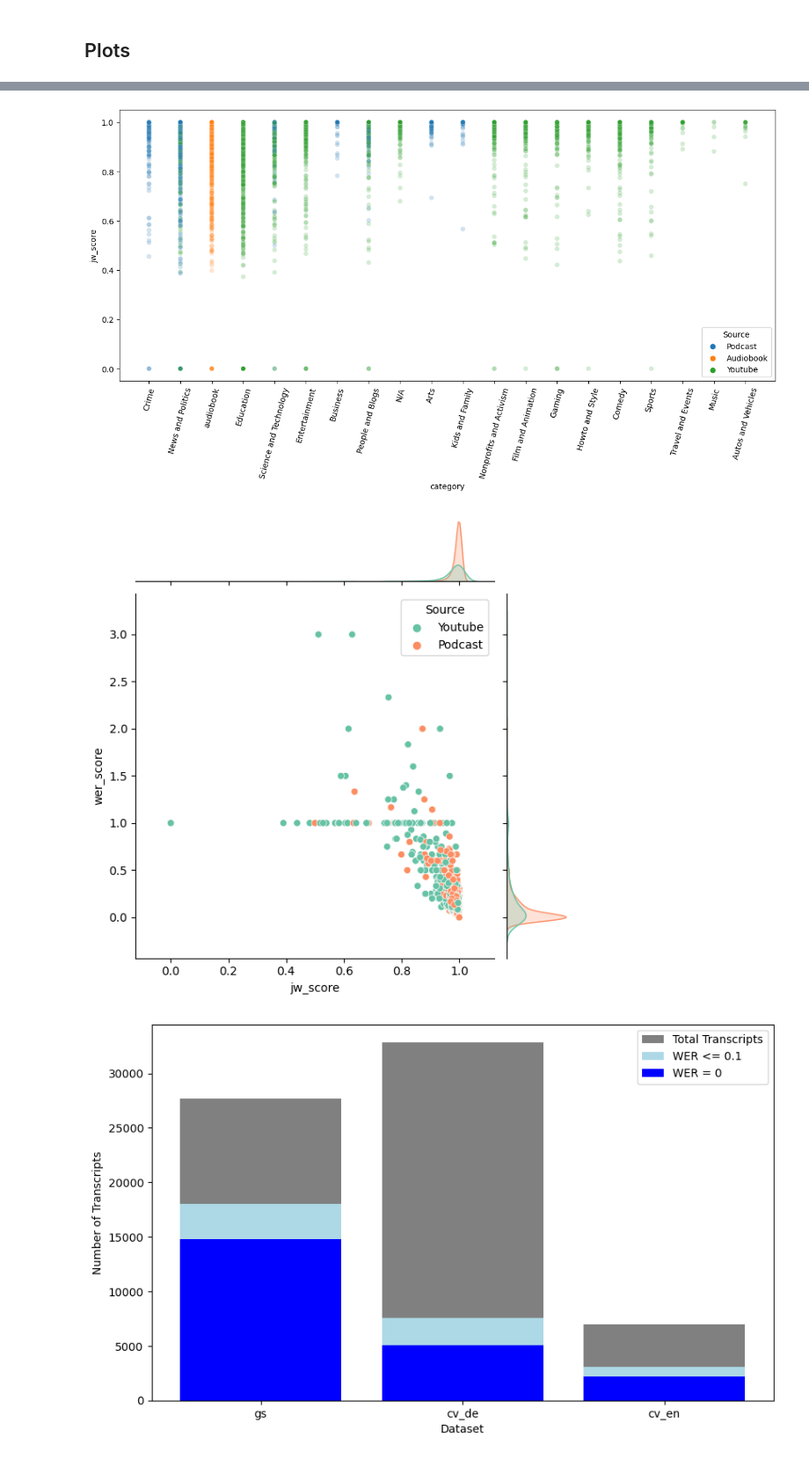
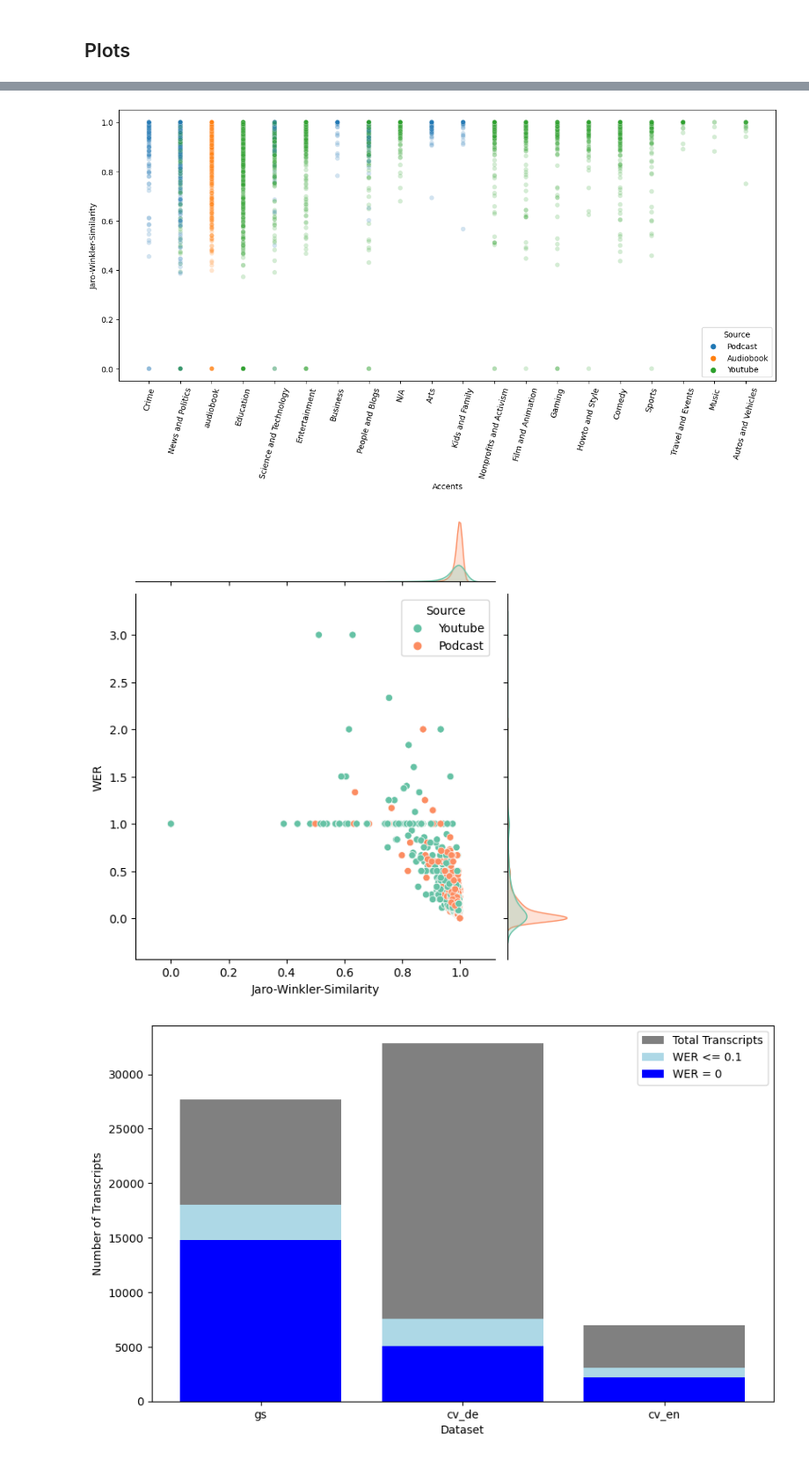
Before and after one commit to DrBilboArriba/ASR_and_science_podcasts, a Jupyter notebook: BA_ASR_and_science_podcasts.ipynb, the cells around one changed output, grey strips where cells are left out. Shown at 88% size. Saved outputs shown, nothing was run; the diff lists cells and outputs as text; code cells hidden in the pictures.

```diff
--- a/BA_ASR_and_science_podcasts.ipynb
+++ b/BA_ASR_and_science_podcasts.ipynb
@@ -1611,22 +1619,25 @@ custom_order = ['Music',
                 'Crime']
 
 sns.scatterplot(x='category', y='jw_score', hue='Source', data=gstx, alpha=0.2)
+plt.xlabel('Accents')
+plt.ylabel('Jaro-Winkler-Similarity')
 plt.xticks(rotation=75)
 plt.subplots_adjust(bottom=0.4)
 
 plt.savefig('.\\summary\\plots\\gstx_jw_scatterplot.png')
 plt.show()
 # %% [output]
-[figure, old version]
+[figure, new version]
 # %%
 only_science = gstx[gstx['category'] == 'Science and Technology']
 # %%
 sns.jointplot(x='jw_score', y='wer_score', hue='Source', palette='Set2', data=only_science)
-
+plt.xlabel('Jaro-Winkler-Similarity')
+plt.ylabel('WER')
 plt.savefig('.\\summary\\plots\\science_podcast_plot.png')
 plt.show()
 # %% [output]
-[figure, old version]
+[figure, new version]
 # %%
 summary = summary.sort_values(by='Transcripts_WER=0', ascending=False)
 
```
Also changed, not shown: parts of 15 cells of this notebook.
